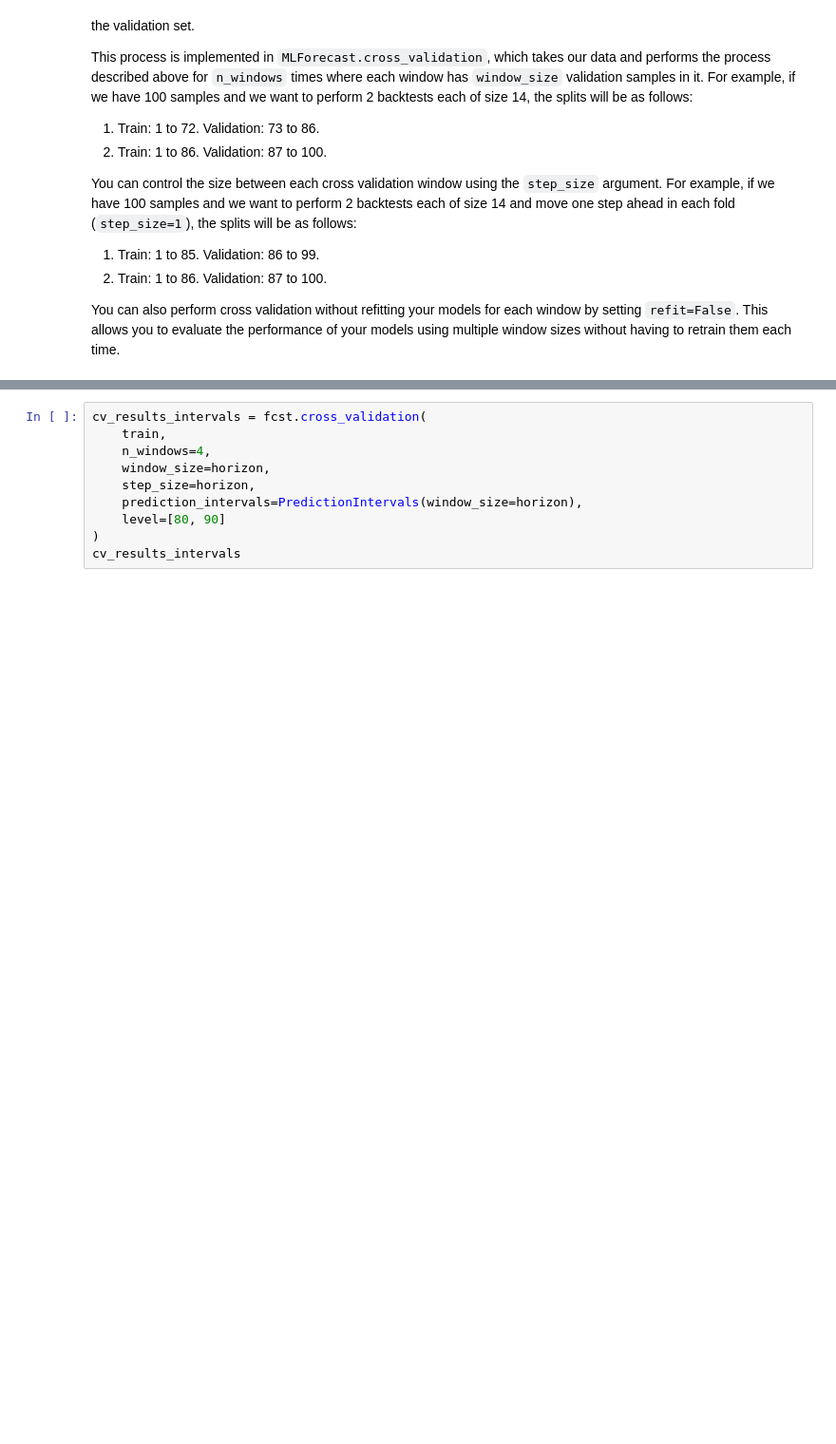
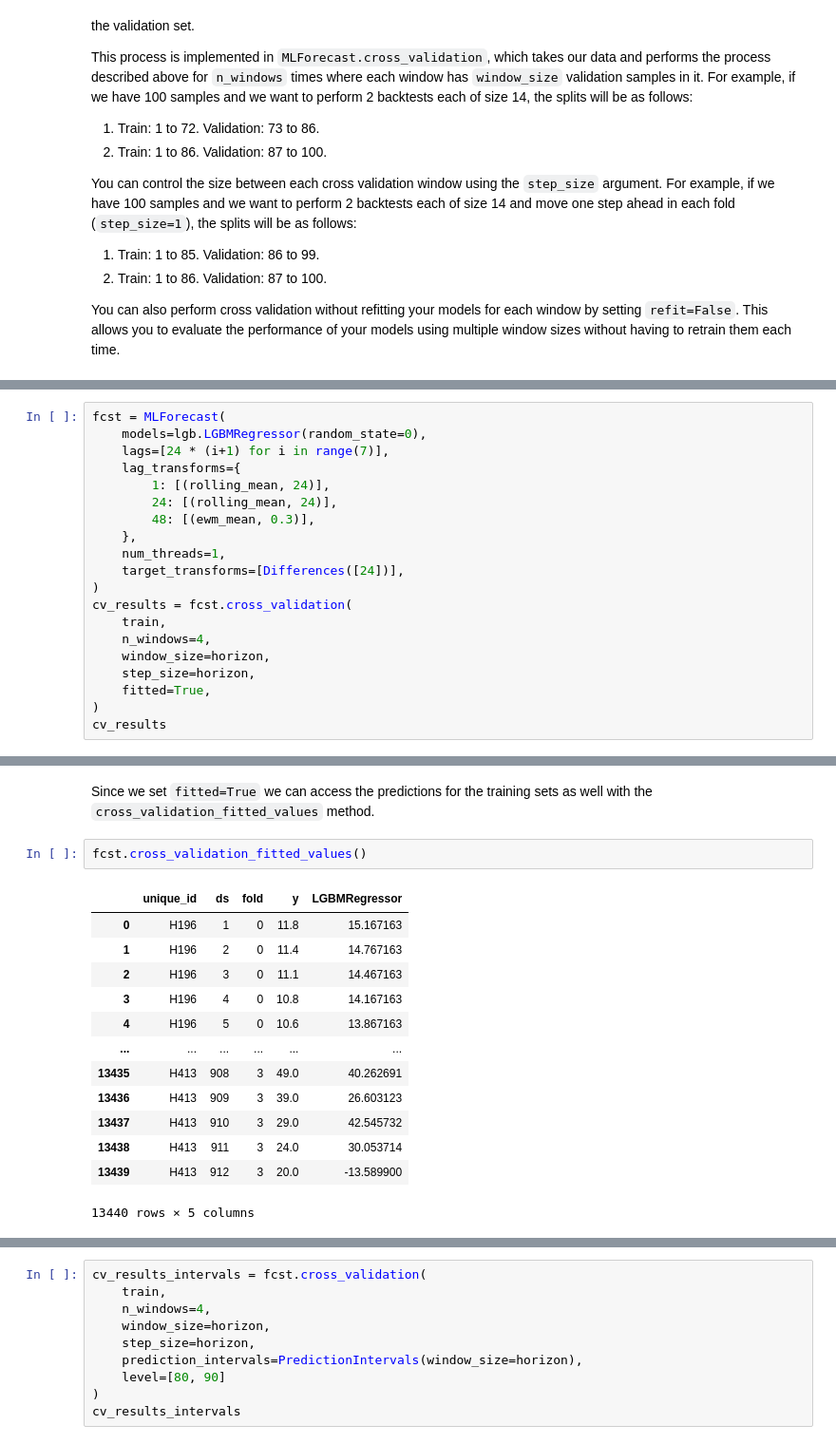
Before and after one commit to Nixtla/mlforecast, a Jupyter notebook: nbs/forecast.ipynb, the cells around one changed output, grey strips where cells are left out. Shown: that part at 95% size. Drawn from its saved outputs; the diff is of its cells as text; blank space fills up the shorter version.

Commit message:
add cross validation fitted values

```diff
--- a/nbs/forecast.ipynb
+++ b/nbs/forecast.ipynb
@@ -1227,0 +1241,20 @@ cv_results
+# %%
+fcst = MLForecast(
+    models=lgb.LGBMRegressor(random_state=0),
+    lags=[24 * (i+1) for i in range(7)],
+    lag_transforms={
+        1: [(rolling_mean, 24)],
+        24: [(rolling_mean, 24)],
+        48: [(ewm_mean, 0.3)],
+    },
+    num_threads=1,
+    target_transforms=[Differences([24])],
+)
+cv_results = fcst.cross_validation(
+    train,
+    n_windows=4,
+    window_size=horizon,
+    step_size=horizon,
+    fitted=True,
+)
+cv_results
@@ -1227,0 +1275,18 @@ cv_results
+# %% [markdown]
+Since we set `fitted=True` we can access the predictions for the training sets as well with the `cross_validation_fitted_values` method.
+# %%
+fcst.cross_validation_fitted_values()
+# %% [output]
+|  | unique_id | ds | fold | y | LGBMRegressor |
+| 0 | H196 | 1 | 0 | 11.8 | 15.167163 |
+| 1 | H196 | 2 | 0 | 11.4 | 14.767163 |
+| 2 | H196 | 3 | 0 | 11.1 | 14.467163 |
+| 3 | H196 | 4 | 0 | 10.8 | 14.167163 |
+| 4 | H196 | 5 | 0 | 10.6 | 13.867163 |
+| ... | ... | ... | ... | ... | ... |
+| 13435 | H413 | 908 | 3 | 49.0 | 40.262691 |
+| 13436 | H413 | 909 | 3 | 39.0 | 26.603123 |
+| 13437 | H413 | 910 | 3 | 29.0 | 42.545732 |
+| 13438 | H413 | 911 | 3 | 24.0 | 30.053714 |
+| 13439 | H413 | 912 | 3 | 20.0 | -13.589900 |
+13440 rows × 5 columns
```
Also changed, not shown: parts of 5 cells of this notebook, 2 other files.
